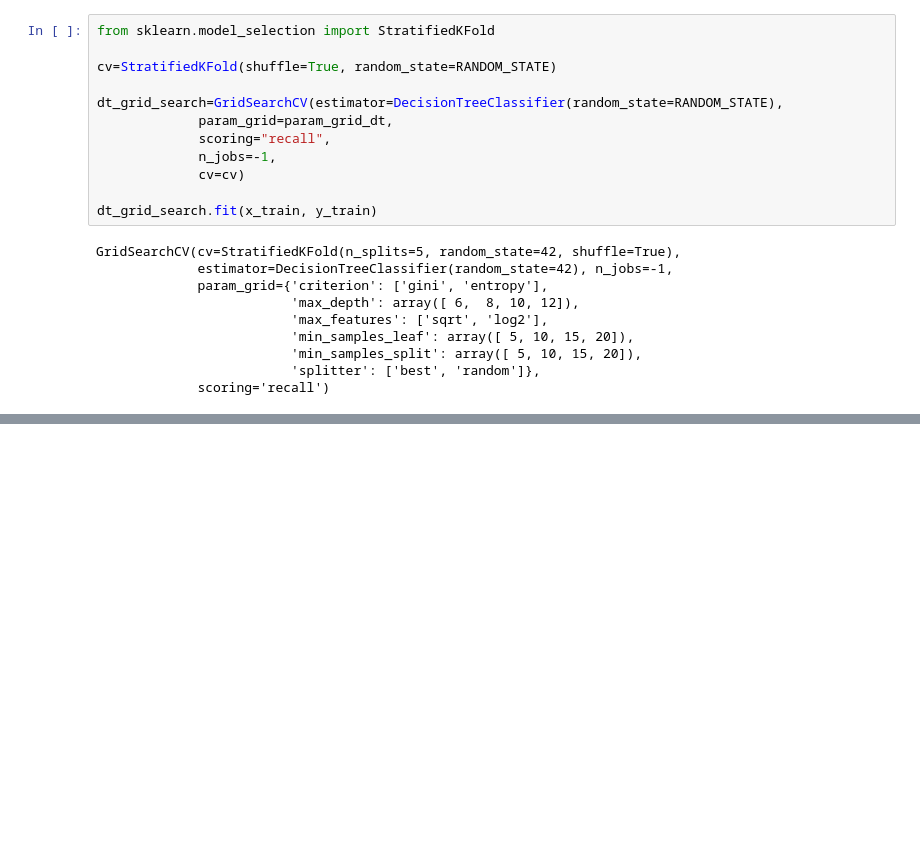
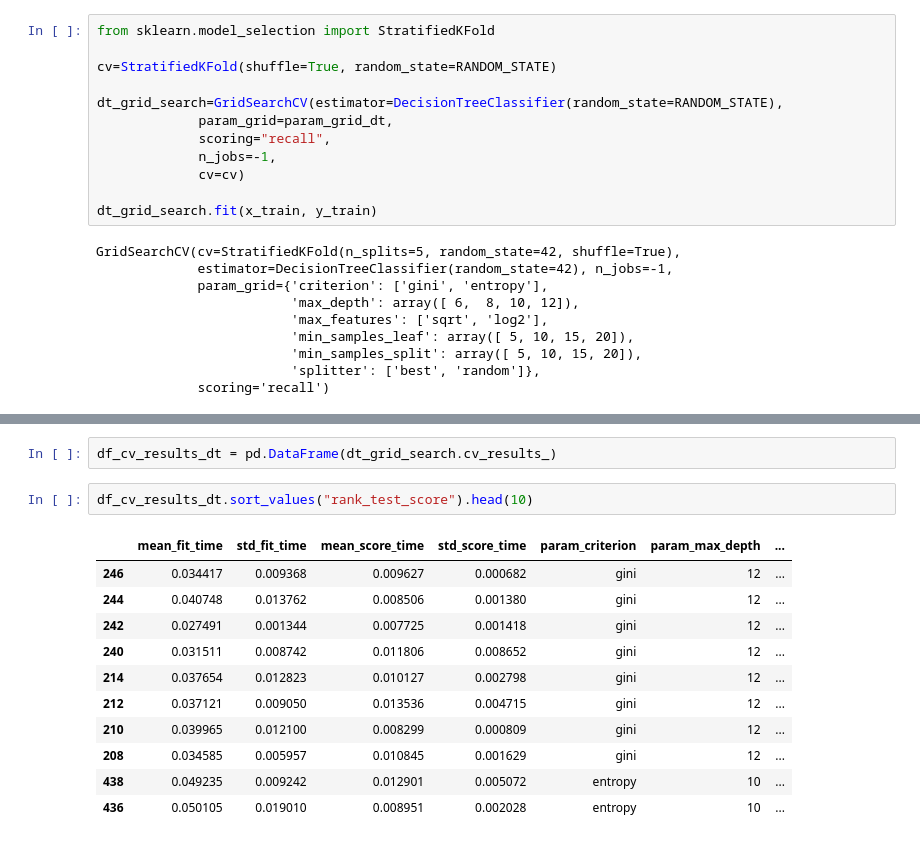
Before and after one commit to Heitorccf/ds-playground, a Jupyter notebook: hyperparameter_search/exploitation.ipynb, the cells around one changed output, grey strips where cells are left out. Saved outputs shown, nothing was run; the diff lists cells and outputs as text; blank space fills up the shorter version.

```diff
--- a/hyperparameter_search/exploitation.ipynb
+++ b/hyperparameter_search/exploitation.ipynb
@@ -127,0 +171,16 @@ GridSearchCV(cv=StratifiedKFold(n_splits=5, random_state=42, shuffle=True),
+# %%
+df_cv_results_dt = pd.DataFrame(dt_grid_search.cv_results_)
+# %%
+df_cv_results_dt.sort_values("rank_test_score").head(10)
+# %% [output]
+|  | mean_fit_time | std_fit_time | mean_score_time | std_score_time | param_criterion | param_max_depth | ... |
+| 246 | 0.034417 | 0.009368 | 0.009627 | 0.000682 | gini | 12 | ... |
+| 244 | 0.040748 | 0.013762 | 0.008506 | 0.001380 | gini | 12 | ... |
+| 242 | 0.027491 | 0.001344 | 0.007725 | 0.001418 | gini | 12 | ... |
+| 240 | 0.031511 | 0.008742 | 0.011806 | 0.008652 | gini | 12 | ... |
+| 214 | 0.037654 | 0.012823 | 0.010127 | 0.002798 | gini | 12 | ... |
+| 212 | 0.037121 | 0.009050 | 0.013536 | 0.004715 | gini | 12 | ... |
+| 210 | 0.039965 | 0.012100 | 0.008299 | 0.000809 | gini | 12 | ... |
+| 208 | 0.034585 | 0.005957 | 0.010845 | 0.001629 | gini | 12 | ... |
+| 438 | 0.049235 | 0.009242 | 0.012901 | 0.005072 | entropy | 10 | ... |
+| 436 | 0.050105 | 0.019010 | 0.008951 | 0.002028 | entropy | 10 | ... |
```
Also changed, not shown: parts of 6 cells of this notebook.
